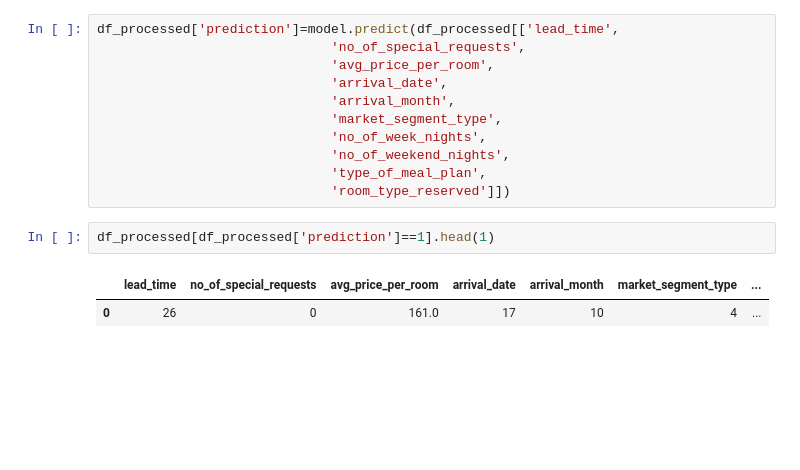
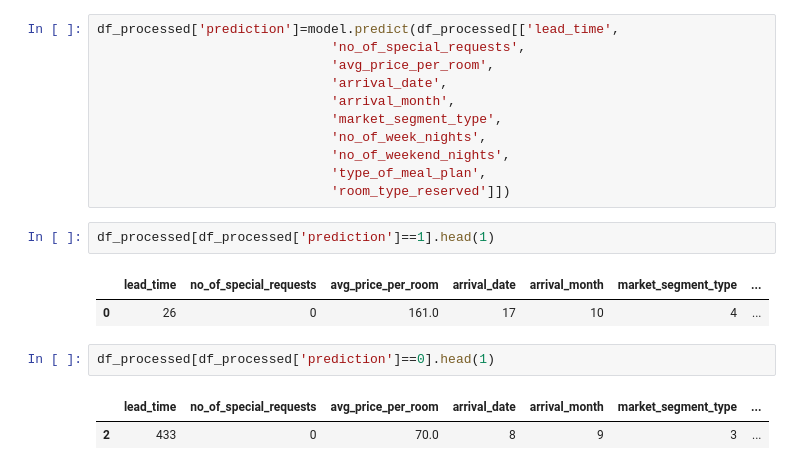
Before and after one commit to hrithikRag/hotel_reservation_project, a Jupyter notebook: notebook/NB01_EDA_data_processing.ipynb, the cells around one changed output. Cells and saved outputs as stored; diff of their text form; blank space fills up the shorter version.

```diff
--- a/notebook/NB01_EDA_data_processing.ipynb
+++ b/notebook/NB01_EDA_data_processing.ipynb
@@ -428,3 +404,8 @@ df_processed[df_processed['prediction']==1].head(1)
 # %% [output]
 |  | lead_time | no_of_special_requests | avg_price_per_room | arrival_date | arrival_month | market_segment_type | ... |
 | 0 | 26 | 0 | 161.0 | 17 | 10 | 4 | ... |
+# %%
+df_processed[df_processed['prediction']==0].head(1)
+# %% [output]
+|  | lead_time | no_of_special_requests | avg_price_per_room | arrival_date | arrival_month | market_segment_type | ... |
+| 2 | 433 | 0 | 70.0 | 8 | 9 | 3 | ... |
```
Also changed, not shown: parts of 6 cells of this notebook, 1 other file.
